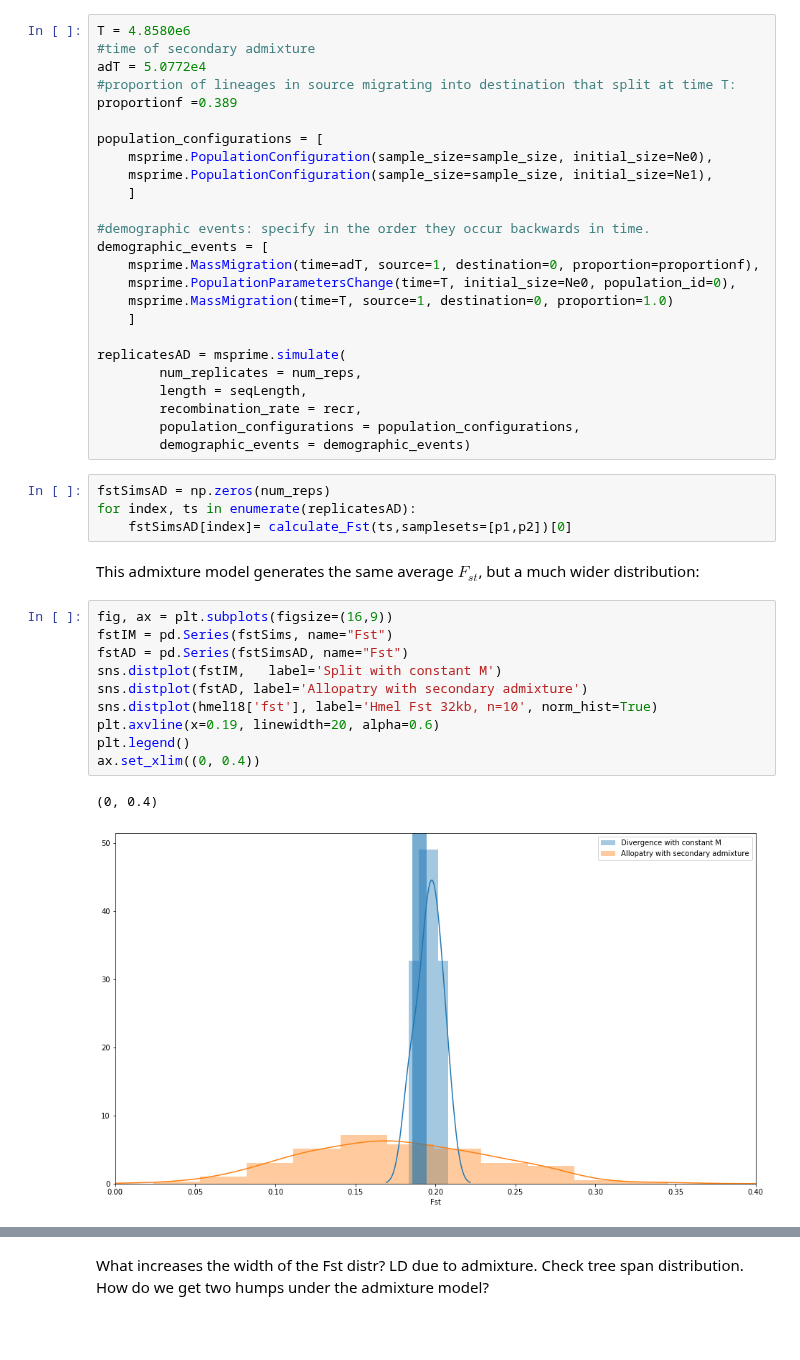
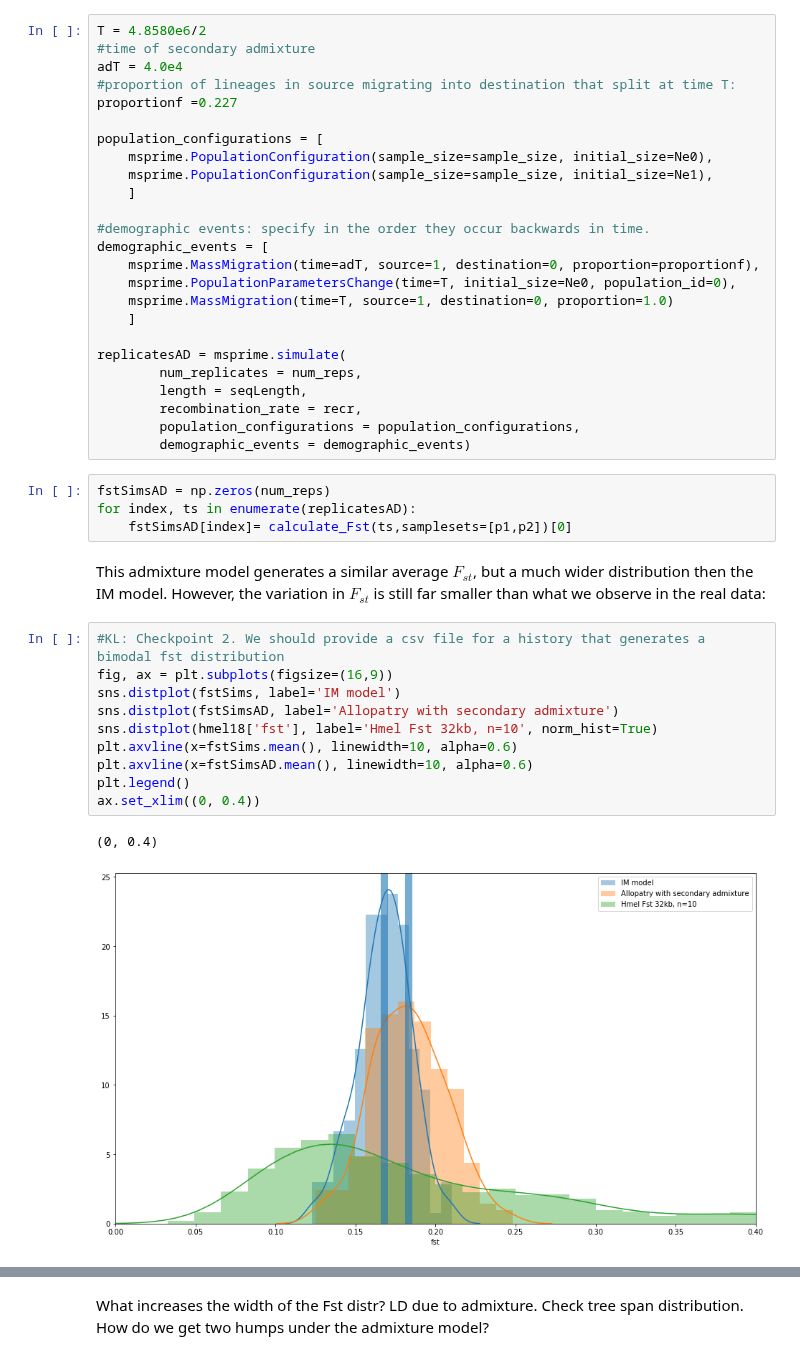
Before and after one commit to DRL/SMBE-SGE-2019, a Jupyter notebook: Session_2/Fst_short_chuncks/simulating_windowise_Fst_KL .ipynb, the cells around one changed output, grey strips where cells are left out. Cells and saved outputs as stored; diff of their text form; blank space fills up the shorter version.

```diff
--- a/Session_2/Fst_short_chuncks/simulating_windowise_Fst_KL .ipynb
+++ b/Session_2/Fst_short_chuncks/simulating_windowise_Fst_KL .ipynb
@@ -276,9 +276,9 @@ How different is the distribution of $F_{st}$ if we assume that divergence happe
 # %%
-T = 4.8580e6
+T = 4.8580e6/2
 #time of secondary admixture
-adT = 5.0772e4
+adT = 4.0e4
 #proportion of lineages in source migrating into destination that split at time T:
-proportionf =0.389
+proportionf =0.227
 
 population_configurations = [
     msprime.PopulationConfiguration(sample_size=sample_size, initial_size=Ne0),
@@ -303,17 +303,17 @@ fstSimsAD = np.zeros(num_reps)
 for index, ts in enumerate(replicatesAD):
     fstSimsAD[index]= calculate_Fst(ts,samplesets=[p1,p2])[0]
 # %% [markdown]
-This admixture model generates the same average $F_{st}$, but a much wider distribution:
+This admixture model generates a similar average $F_{st}$, but a much wider distribution then the IM model. However, the variation in $F_{st}$ is still far smaller than what we observe in the real data:
 # %%
+#KL: Checkpoint 2. We should provide a csv file for a history that generates a bimodal fst distribution
 fig, ax = plt.subplots(figsize=(16,9))
-fstIM = pd.Series(fstSims, name="Fst")
-fstAD = pd.Series(fstSimsAD, name="Fst")
-sns.distplot(fstIM,   label='Split with constant M')
-sns.distplot(fstAD, label='Allopatry with secondary admixture')
+sns.distplot(fstSims, label='IM model')
+sns.distplot(fstSimsAD, label='Allopatry with secondary admixture')
 sns.distplot(hmel18['fst'], label='Hmel Fst 32kb, n=10', norm_hist=True)
-plt.axvline(x=0.19, linewidth=20, alpha=0.6)
+plt.axvline(x=fstSims.mean(), linewidth=10, alpha=0.6)
+plt.axvline(x=fstSimsAD.mean(), linewidth=10, alpha=0.6)
 plt.legend()
 ax.set_xlim((0, 0.4))
 # %% [output]
 (0, 0.4)
-[figure, old version]
+[figure, new version]
```
Also changed, not shown: parts of 44 cells of this notebook.
